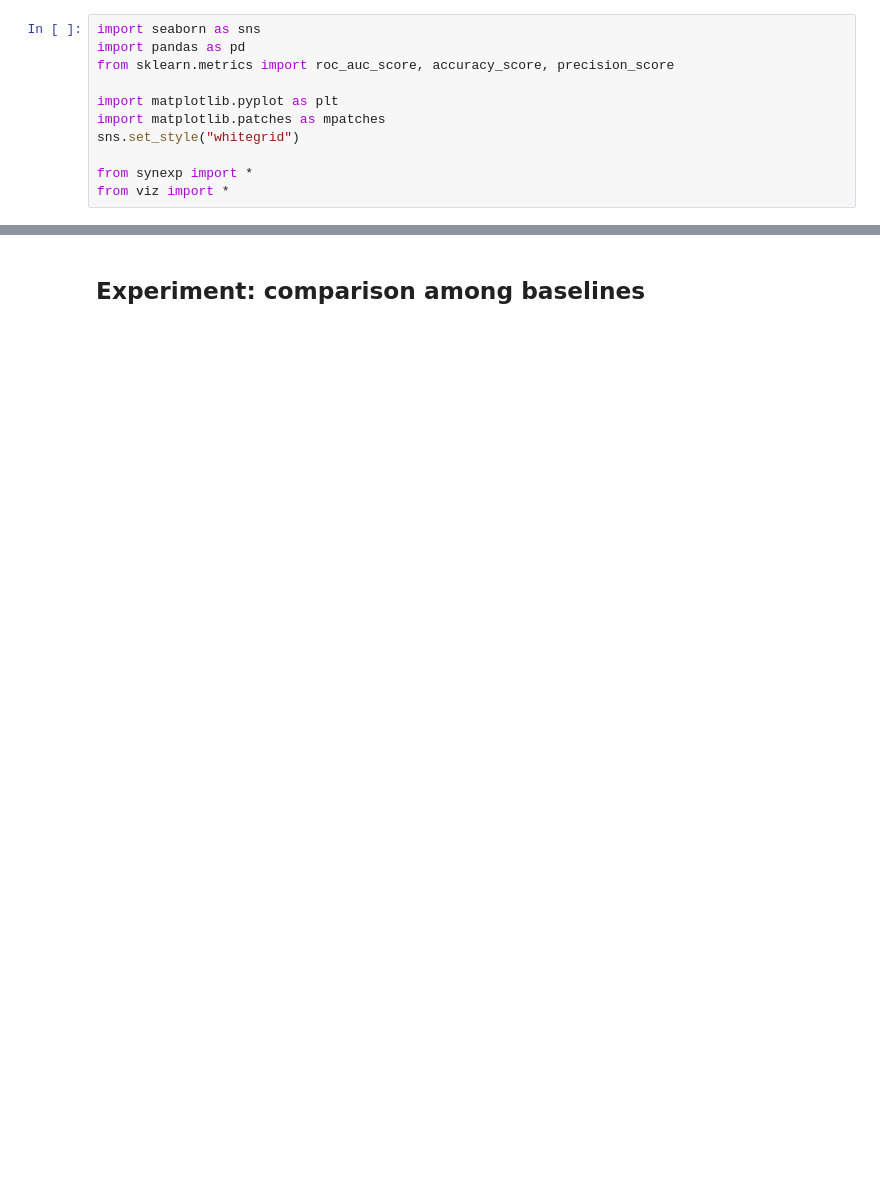
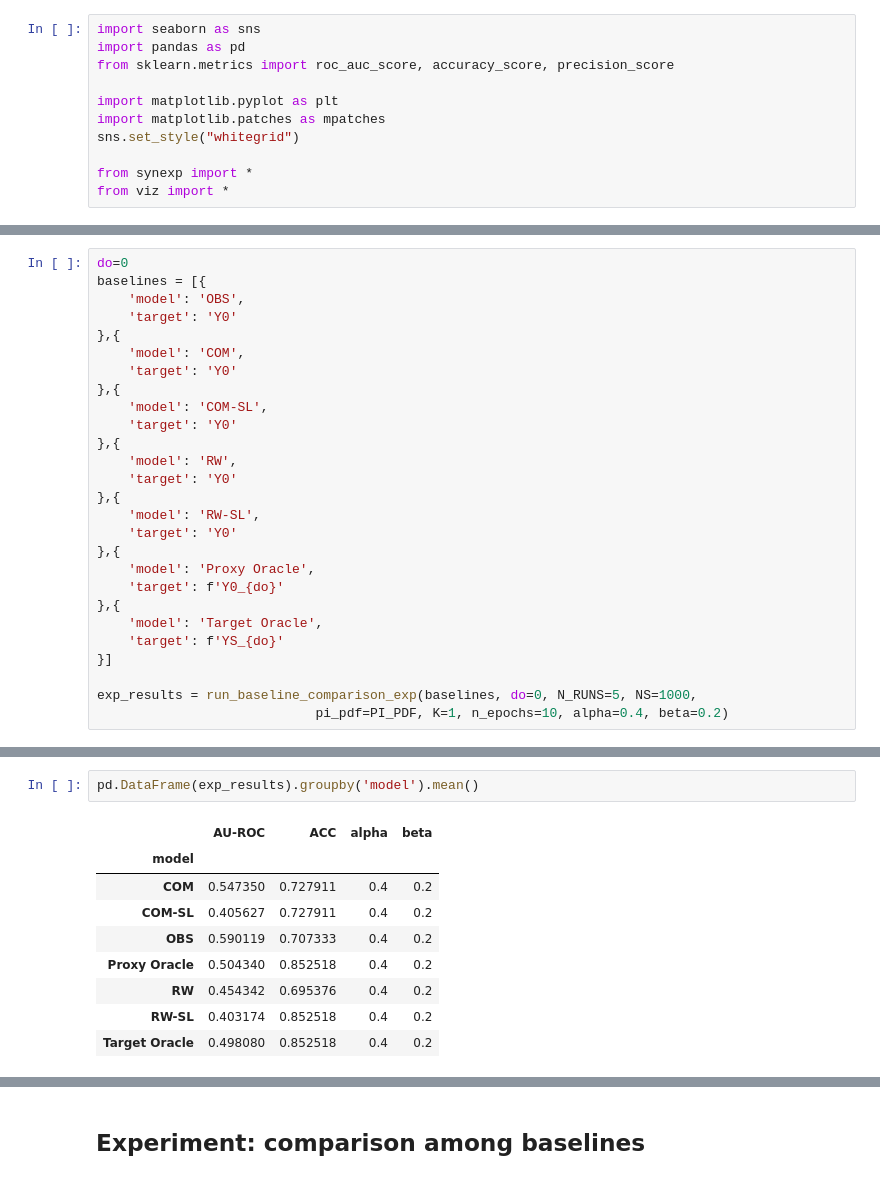
Before and after one commit to lguerdan/counterfactual-decision-support, a Jupyter notebook: experiments.ipynb, the cells around one changed output, grey strips where cells are left out. Drawn from its saved outputs; the diff is of its cells as text; blank space fills up the shorter version.

```diff
--- a/experiments.ipynb
+++ b/experiments.ipynb
@@ -133,0 +51,27 @@ array([0.1, 0.4, 0.9, 1.6, 6.4])
+# %%
+do=0
+baselines = [{
+    'model': 'OBS',
+    'target': 'Y0'
+},{
+    'model': 'COM',
+    'target': 'Y0'
+},{
+    'model': 'COM-SL',
+    'target': 'Y0'
+},{
+    'model': 'RW',
+    'target': 'Y0'
+},{
+    'model': 'RW-SL',
+    'target': 'Y0'
+},{
+    'model': 'Proxy Oracle',
+    'target': f'Y0_{do}'
+},{
+    'model': 'Target Oracle',
+    'target': f'YS_{do}'
+}]
+
+exp_results = run_baseline_comparison_exp(baselines, do=0, N_RUNS=5, NS=1000,
+                            pi_pdf=PI_PDF, K=1, n_epochs=10, alpha=0.4, beta=0.2)
@@ -133,0 +95,12 @@ array([0.1, 0.4, 0.9, 1.6, 6.4])
+# %%
+pd.DataFrame(exp_results).groupby('model').mean()
+# %% [output]
+|  | AU-ROC | ACC | alpha | beta |
+| model |  |  |  |  |
+| COM | 0.547350 | 0.727911 | 0.4 | 0.2 |
+| COM-SL | 0.405627 | 0.727911 | 0.4 | 0.2 |
+| OBS | 0.590119 | 0.707333 | 0.4 | 0.2 |
+| Proxy Oracle | 0.504340 | 0.852518 | 0.4 | 0.2 |
+| RW | 0.454342 | 0.695376 | 0.4 | 0.2 |
+| RW-SL | 0.403174 | 0.852518 | 0.4 | 0.2 |
+| Target Oracle | 0.498080 | 0.852518 | 0.4 | 0.2 |
```
Also changed, not shown: parts of 22 cells of this notebook, 2 other files.
